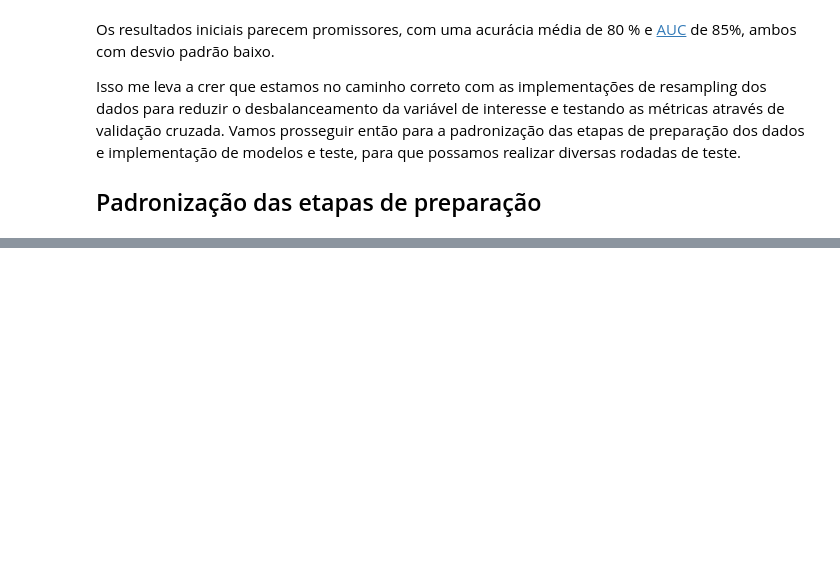
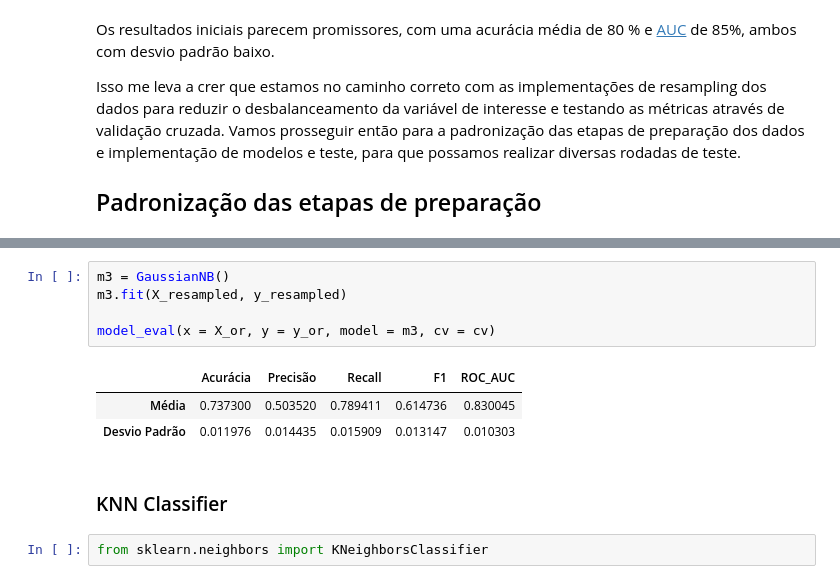
Before and after one commit to RPGraciotti/Novexus_alura_challenge, a Jupyter notebook: notebook_projeto.ipynb, the cells around one changed output, grey strips where cells are left out. Drawn from its saved outputs; the diff is of its cells as text; blank space fills up the shorter version.

```diff
--- a/notebook_projeto.ipynb
+++ b/notebook_projeto.ipynb
@@ -1050,0 +1113,13 @@ Isso me leva a crer que estamos no caminho correto com as implementações de re
+# %%
+m3 = GaussianNB()
+m3.fit(X_resampled, y_resampled)
+
+model_eval(x = X_or, y = y_or, model = m3, cv = cv)
+# %% [output]
+|  | Acurácia | Precisão | Recall | F1 | ROC_AUC |
+| Média | 0.737300 | 0.503520 | 0.789411 | 0.614736 | 0.830045 |
+| Desvio Padrão | 0.011976 | 0.014435 | 0.015909 | 0.013147 | 0.010303 |
+# %% [markdown]
+### KNN Classifier
+# %%
+from sklearn.neighbors import KNeighborsClassifier
```
Also changed, not shown: parts of 18 cells of this notebook.
